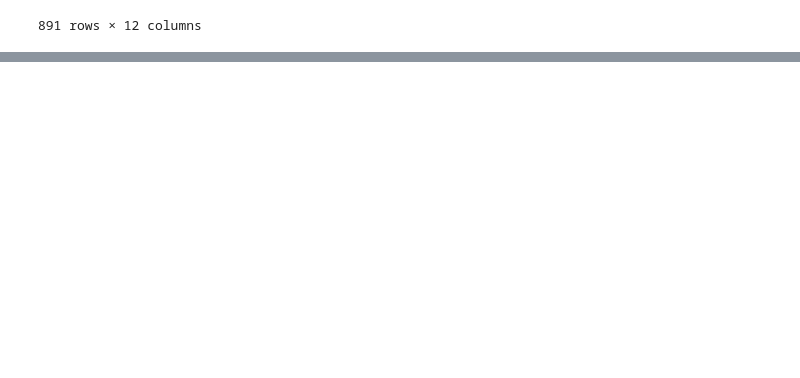
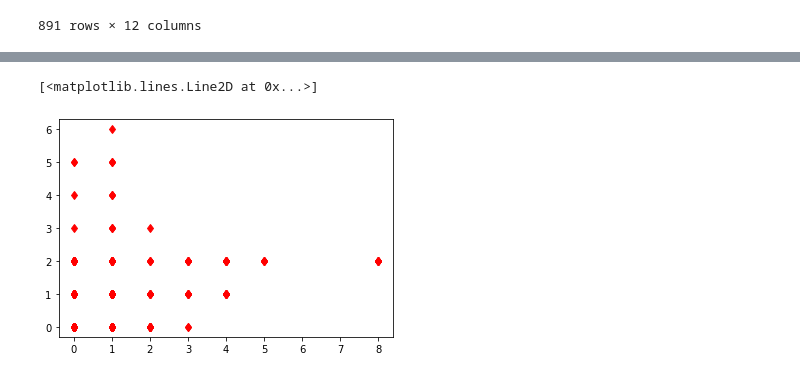
Before and after one commit to isahaji/data_viz, a Jupyter notebook: main.ipynb, the cells around one changed output, grey strips where cells are left out. Drawn from its saved outputs; the diff is of its cells as text; code cells hidden in the pictures; blank space fills up the shorter version.

```diff
--- a/main.ipynb
+++ b/main.ipynb
@@ -70,0 +130,42 @@ data
+# %%
+td = {
+
+                    "Capt":       "Officer",
+
+                    "Col":        "Officer",
+
+                    "Major":      "Officer",
+
+                      "Dr":       "Officer",
+
+                    "Rev":        'Officer',
+
+                    "Jonkheer":   "Royalty",
+
+                    "Don":        "Royalty",
+
+                    "Sir" :       "Royalty",
+
+                   "Lady" :      "Royalty",
+
+                  'the Countess': "Royalty",
+
+                    "Dona":       'Royalty',
+
+                    "Mme":        "Miss",
+
+                    "Mlle":       "Miss",
+
+                    "Miss" :      "Miss",
+
+                    "Ms":         "Mrs",
+
+                    "Mr" :        "Mrs",
+
+                    "Mrs" :       "Mrs",
+
+                    "Master" :    "Master"
+
+                    }
+# %%
+data['Title'] = data['Name'].map(td).fillna('Nan')
@@ -70,0 +188,5 @@ data
+# %%
+plt.plot(data['SibSp'],data['Parch'], "rd")
+# %% [output]
+[<matplotlib.lines.Line2D at 0x...>]
+[figure, added]
```
Also changed, not shown: parts of 6 cells of this notebook.
